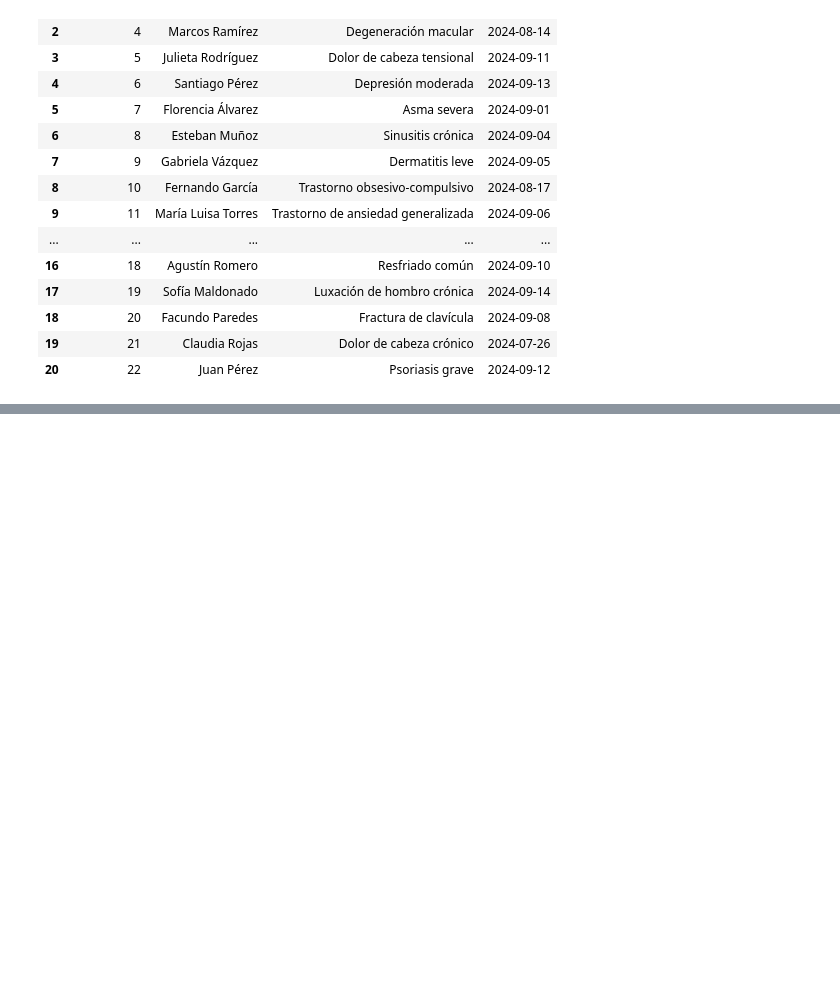
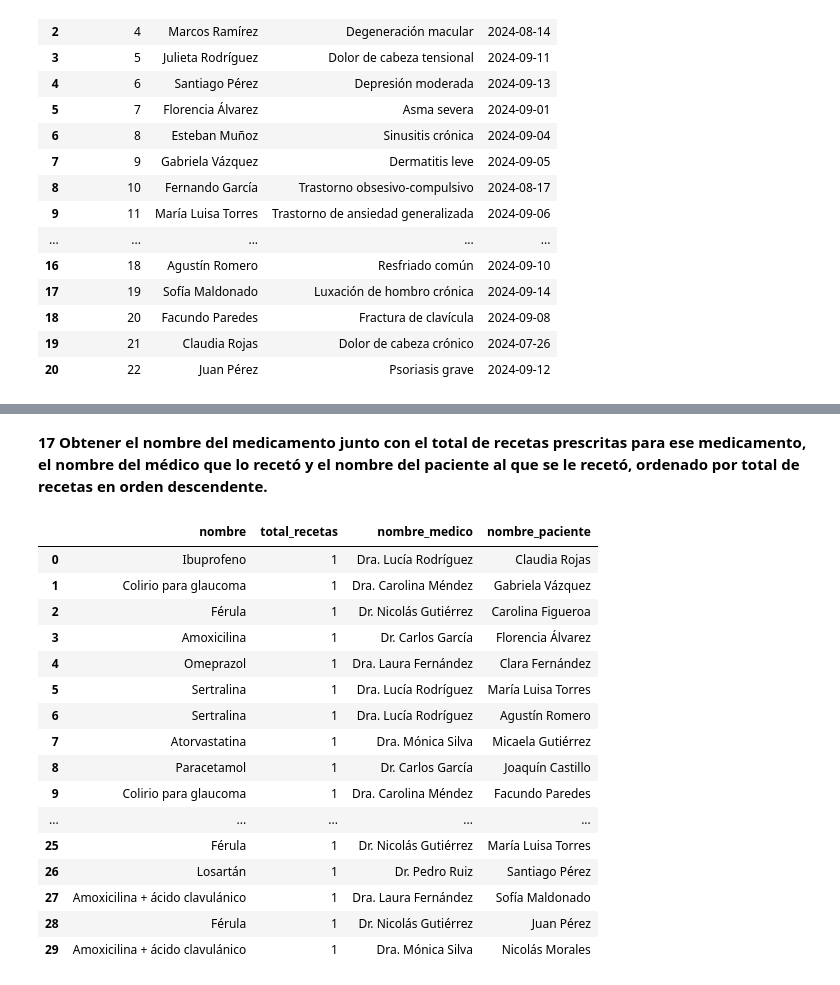
Before and after one commit to gonzagrau/TP5_GrauLuna, a Jupyter notebook: database_connection/queries.ipynb, the cells around one changed output, grey strips where cells are left out. Drawn from its saved outputs; the diff is of its cells as text; code cells hidden in the pictures; blank space fills up the shorter version.

```diff
--- a/database_connection/queries.ipynb
+++ b/database_connection/queries.ipynb
@@ -382,0 +413,31 @@ pd.read_sql(query_15, engine)
+# %% [markdown]
+**17 Obtener el nombre del medicamento junto con el total de recetas prescritas para ese medicamento, el nombre del médico que lo recetó y el nombre del paciente al que se le recetó, ordenado por total de recetas en orden descendente.**
+# %%
+query_17= ''' SELECT m.nombre, COUNT(r.id_receta) AS total_recetas, med.nombre AS nombre_medico, p.nombre AS nombre_paciente
+FROM Recetas r
+JOIN Medicamentos m ON r.id_medicamento = m.id_medicamento
+JOIN Medicos med ON r.id_medico = med.id_medico
+JOIN Pacientes p ON r.id_paciente = p.id_paciente
+GROUP BY m.nombre, med.nombre, p.nombre
+ORDER BY total_recetas DESC;
+
+'''
+pd.read_sql(query_17, engine)
+# %% [output]
+|  | nombre | total_recetas | nombre_medico | nombre_paciente |
+| 0 | Ibuprofeno | 1 | Dra. Lucía Rodríguez | Claudia Rojas |
+| 1 | Colirio para glaucoma | 1 | Dra. Carolina Méndez | Gabriela Vázquez |
+| 2 | Férula | 1 | Dr. Nicolás Gutiérrez | Carolina Figueroa |
+| 3 | Amoxicilina | 1 | Dr. Carlos García | Florencia Álvarez |
+| 4 | Omeprazol | 1 | Dra. Laura Fernández | Clara Fernández |
+| 5 | Sertralina | 1 | Dra. Lucía Rodríguez | María Luisa Torres |
+| 6 | Sertralina | 1 | Dra. Lucía Rodríguez | Agustín Romero |
+| 7 | Atorvastatina | 1 | Dra. Mónica Silva | Micaela Gutiérrez |
+| 8 | Paracetamol | 1 | Dr. Carlos García | Joaquín Castillo |
+| 9 | Colirio para glaucoma | 1 | Dra. Carolina Méndez | Facundo Paredes |
+| ... | ... | ... | ... | ... |
+| 25 | Férula | 1 | Dr. Nicolás Gutiérrez | María Luisa Torres |
+| 26 | Losartán | 1 | Dr. Pedro Ruiz | Santiago Pérez |
+| 27 | Amoxicilina + ácido clavulánico | 1 | Dra. Laura Fernández | Sofía Maldonado |
+| 28 | Férula | 1 | Dr. Nicolás Gutiérrez | Juan Pérez |
+| 29 | Amoxicilina + ácido clavulánico | 1 | Dra. Mónica Silva | Nicolás Morales |
```
Also changed, not shown: parts of 4 cells of this notebook.
